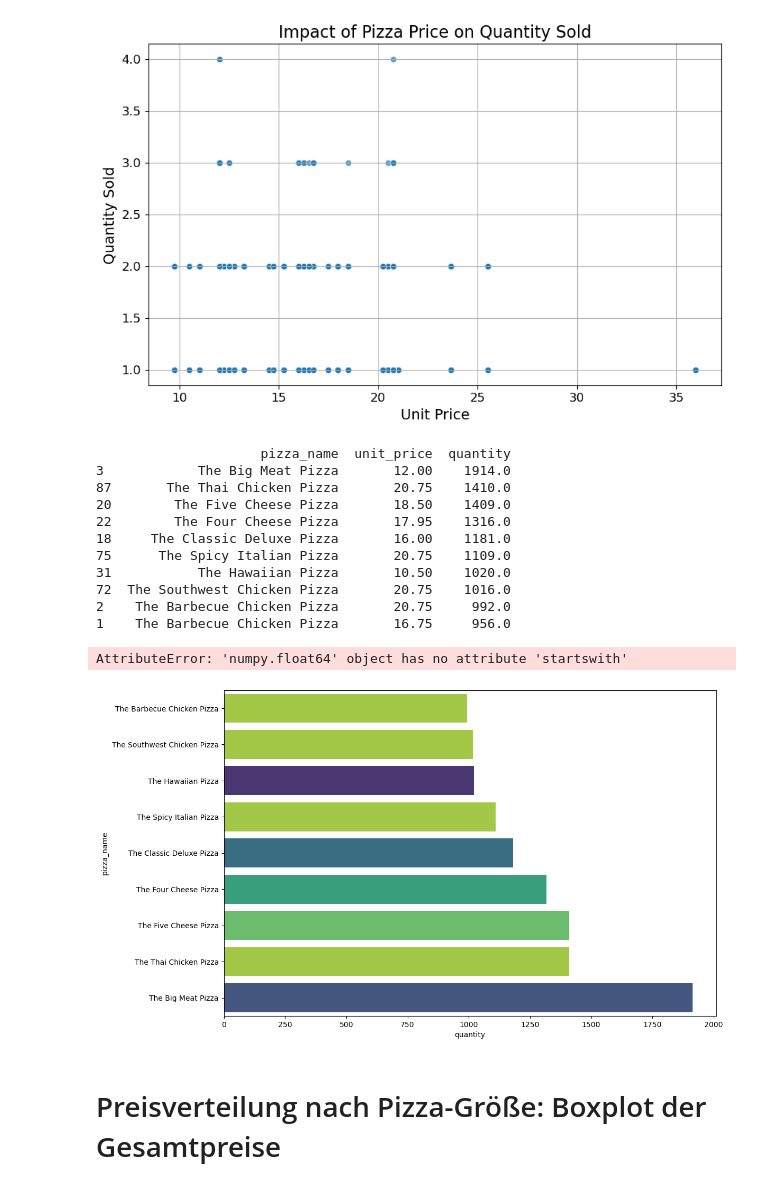
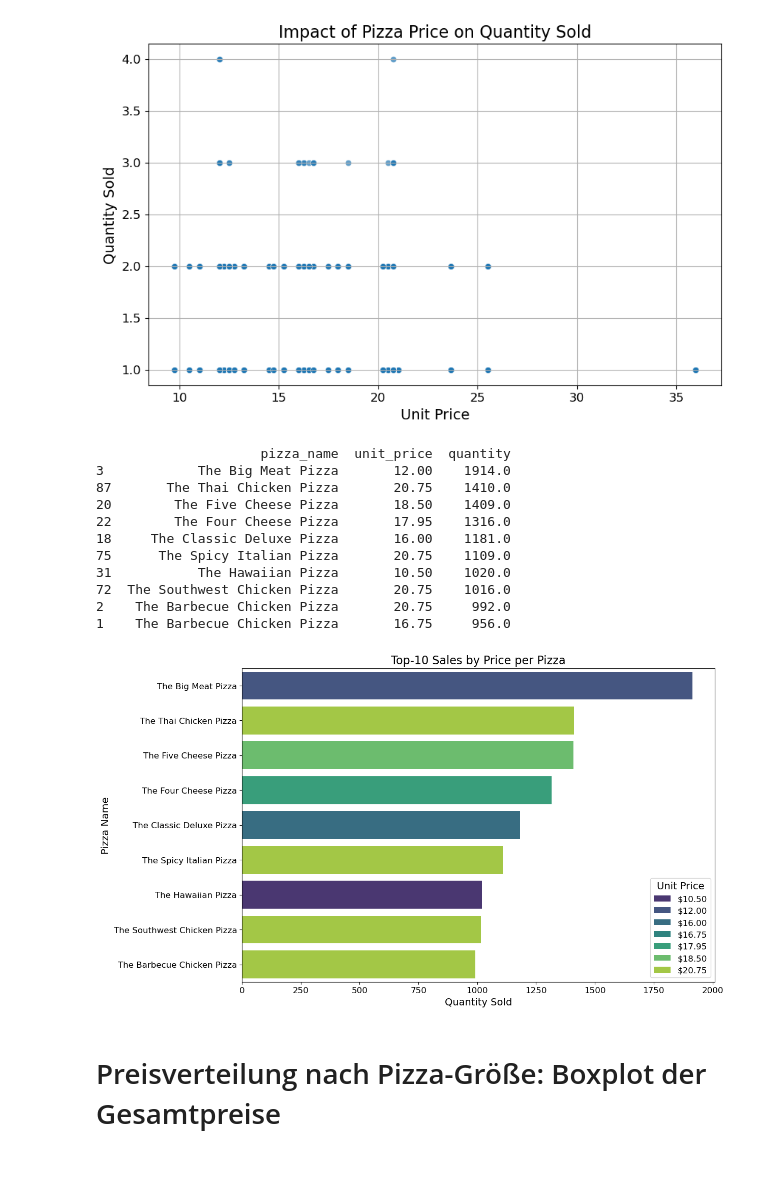
Before and after one commit to dasrinkana/pizza_sales, a Jupyter notebook: pizza.ipynb, the cells around one changed output. Saved outputs shown, nothing was run; the diff lists cells and outputs as text; code cells hidden in the pictures.

```diff
--- a/pizza.ipynb
+++ b/pizza.ipynb
@@ -273,31 +221,35 @@ plt.show()
 # %%
 unit_price = data.groupby(['pizza_name', 'unit_price'])['quantity'].sum().reset_index()
 top_10_unit_price = unit_price.sort_values(by='quantity', ascending=False).head(10)
 print(top_10_unit_price)
 
 plt.figure(figsize=(12, 8))
-sns.barplot(x='quantity', y='pizza_name', hue='unit_price', data=top_10_unit_price, palette='viridis', dodge=False)
+barplot = sns.barplot(x='quantity', y='pizza_name', hue='unit_price', data=top_10_unit_price, palette='viridis', dodge=False)
 plt.title('Top-10 Sales by Price per Pizza', fontsize=16)
 plt.xlabel('Quantity Sold', fontsize=14)
 plt.ylabel('Pizza Name', fontsize=14)
 plt.xticks(fontsize=12)
 plt.yticks(fontsize=12)
 plt.legend(title='Preis pro Einheit', fontsize=12, title_fontsize=14)
+
+handles, labels = barplot.get_legend_handles_labels()
+new_labels = [f"${float(label):.2f}" for label in labels]
+plt.legend(handles, new_labels, title='Unit Price', fontsize=12, title_fontsize=14)
+
 plt.show()
 # %% [output]
                      pizza_name  unit_price  quantity
 3            The Big Meat Pizza       12.00    1914.0
 87       The Thai Chicken Pizza       20.75    1410.0
 20        The Five Cheese Pizza       18.50    1409.0
 22        The Four Cheese Pizza       17.95    1316.0
 18     The Classic Deluxe Pizza       16.00    1181.0
 75      The Spicy Italian Pizza       20.75    1109.0
 31           The Hawaiian Pizza       10.50    1020.0
 72  The Southwest Chicken Pizza       20.75    1016.0
 2    The Barbecue Chicken Pizza       20.75     992.0
 1    The Barbecue Chicken Pizza       16.75     956.0
-AttributeError: 'numpy.float64' object has no attribute 'startswith'
-[figure, old version]
+[figure, new version]
 # %% [markdown]
 # Preisverteilung nach Pizza-Größe: Boxplot der Gesamtpreise
 # %%
```
Also changed, not shown: parts of 2 cells of this notebook.
